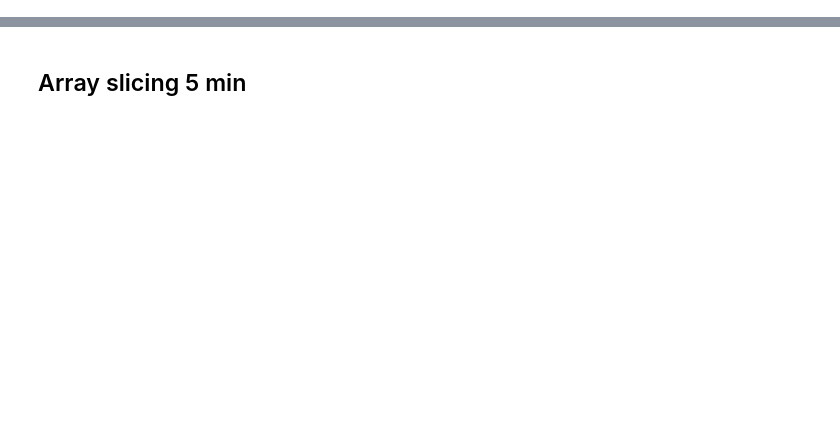
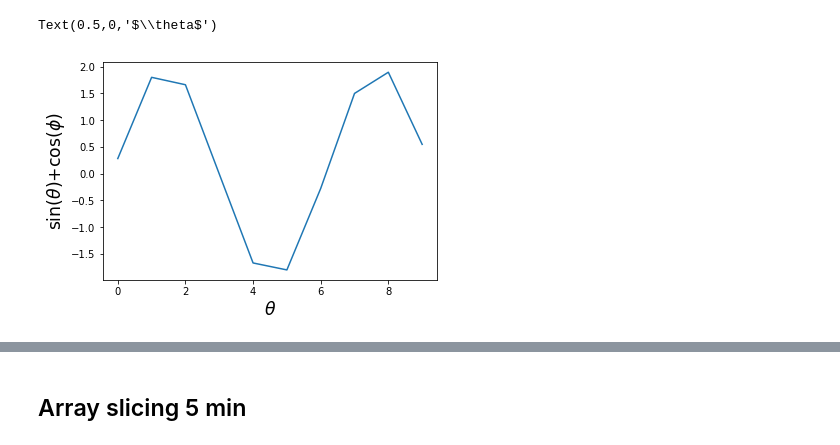
Before and after one commit to mhmills/HW7-Python-Practice, a Jupyter notebook: hw7_python_practice.ipynb, the cells around one changed output, grey strips where cells are left out. Drawn from its saved outputs; the diff is of its cells as text; code cells hidden in the pictures; blank space fills up the shorter version.

Commit message:
material through plotting added

```diff
--- a/hw7_python_practice.ipynb
+++ b/hw7_python_practice.ipynb
@@ -14,0 +111,15 @@
+# %%
+def sum_of_sine_and_cosine(theta, phi) :
+    ''' Easy to plot function '''
+    return np.sin(theta)+np.cos(phi)
+# %%
+theta = np.arange(0,10)
+phi = np.arange(5,15)
+# %%
+#  Straight up plotting
+plt.plot(theta, sum_of_sine_and_cosine(theta, phi))
+plt.ylabel('sin($\\theta$)+cos($\\phi$)',fontsize='xx-large')
+plt.xlabel('$\\theta$',fontsize='xx-large')
+# %% [output]
+Text(0.5,0,'$\\theta$')
+[figure, added]
```
Also changed, not shown: parts of 33 cells of this notebook.
